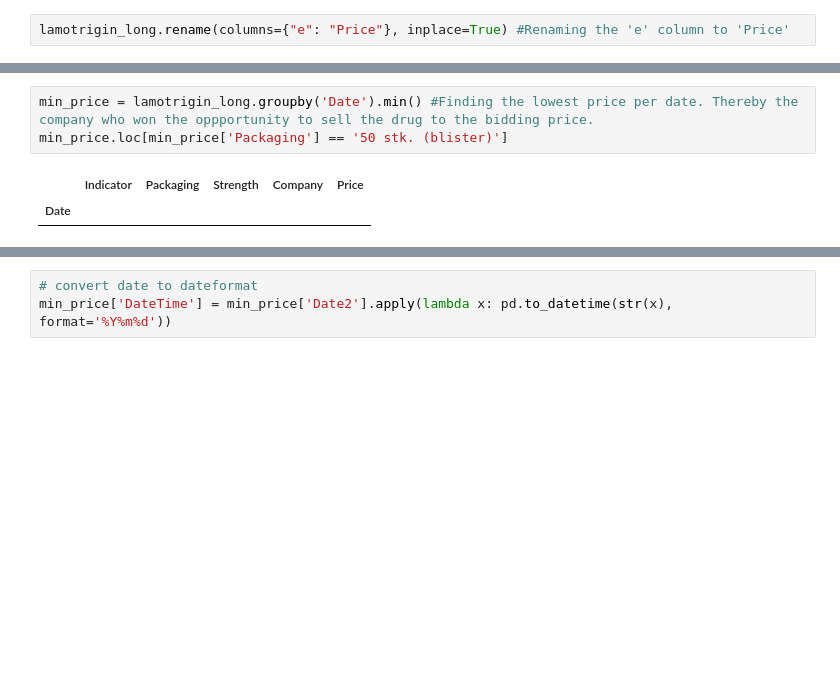
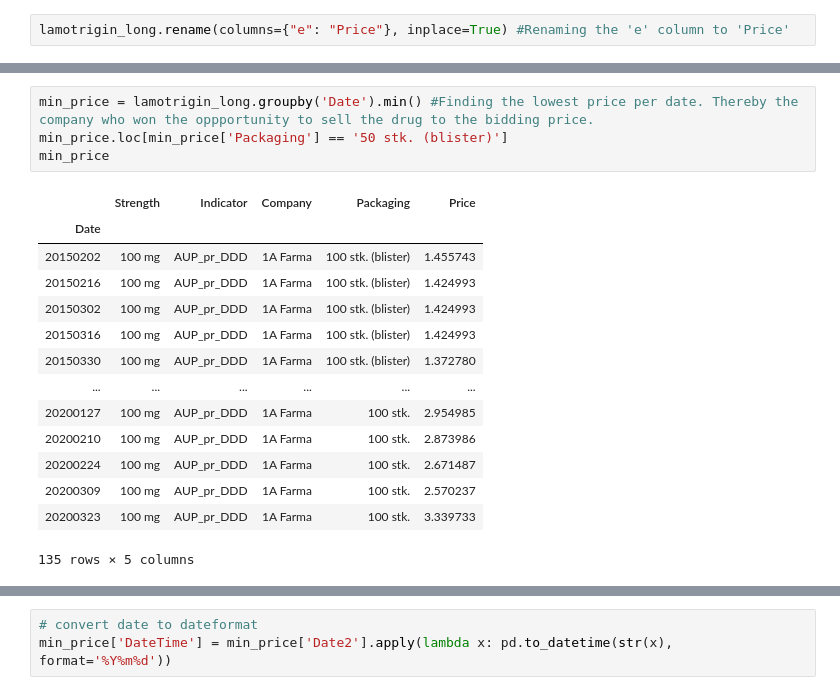
Before and after one commit to AdamTrolle/projects-2020-group-21, a Jupyter notebook: dataproject/dataproject.ipynb, the cells around one changed output, grey strips where cells are left out. Cells and saved outputs as stored; diff of their text form; blank space fills up the shorter version.

```diff
--- a/dataproject/dataproject.ipynb
+++ b/dataproject/dataproject.ipynb
@@ -244,7 +240,20 @@ lamotrigin_long.loc[lamotrigin_long['Packaging'] == '50 stk. (blister)'] #Focusi
 # %%
 min_price = lamotrigin_long.groupby('Date').min() #Finding the lowest price per date. Thereby the company who won the oppportunity to sell the drug to the bidding price.
 min_price.loc[min_price['Packaging'] == '50 stk. (blister)']
+min_price
 # %% [output]
-|  | Indicator | Packaging | Strength | Company | Price |
+|  | Strength | Indicator | Company | Packaging | Price |
 | Date |  |  |  |  |  |
+| 20150202 | 100 mg | AUP_pr_DDD | 1A Farma | 100 stk. (blister) | 1.455743 |
+| 20150216 | 100 mg | AUP_pr_DDD | 1A Farma | 100 stk. (blister) | 1.424993 |
+| 20150302 | 100 mg | AUP_pr_DDD | 1A Farma | 100 stk. (blister) | 1.424993 |
+| 20150316 | 100 mg | AUP_pr_DDD | 1A Farma | 100 stk. (blister) | 1.424993 |
+| 20150330 | 100 mg | AUP_pr_DDD | 1A Farma | 100 stk. (blister) | 1.372780 |
+| ... | ... | ... | ... | ... | ... |
+| 20200127 | 100 mg | AUP_pr_DDD | 1A Farma | 100 stk. | 2.954985 |
+| 20200210 | 100 mg | AUP_pr_DDD | 1A Farma | 100 stk. | 2.873986 |
+| 20200224 | 100 mg | AUP_pr_DDD | 1A Farma | 100 stk. | 2.671487 |
+| 20200309 | 100 mg | AUP_pr_DDD | 1A Farma | 100 stk. | 2.570237 |
+| 20200323 | 100 mg | AUP_pr_DDD | 1A Farma | 100 stk. | 3.339733 |
+135 rows × 5 columns
 # %%
```
Also changed, not shown: parts of 24 cells of this notebook.
